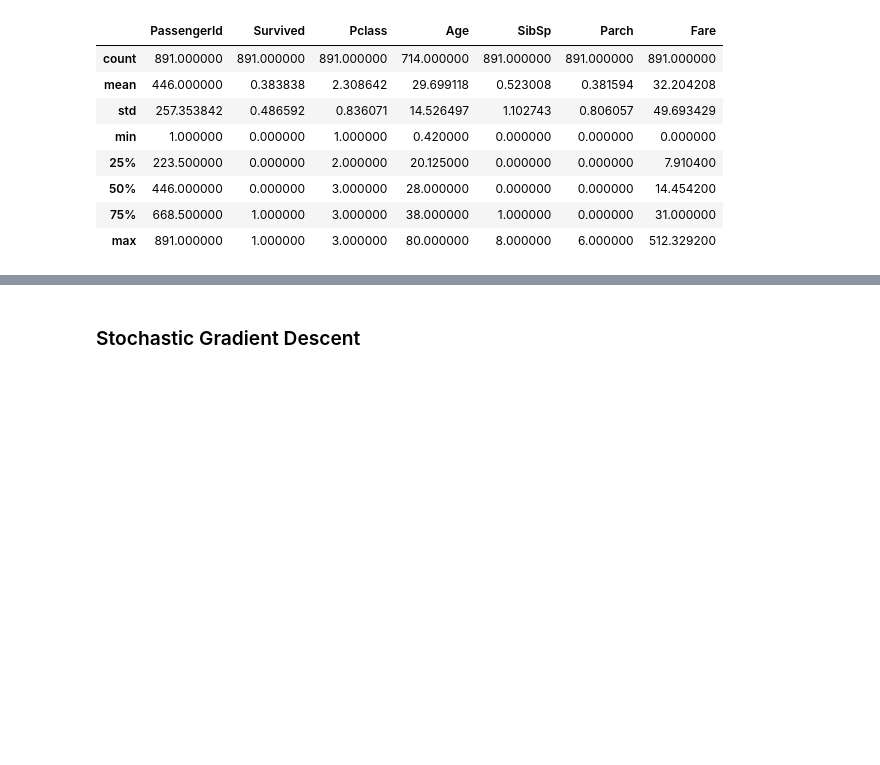
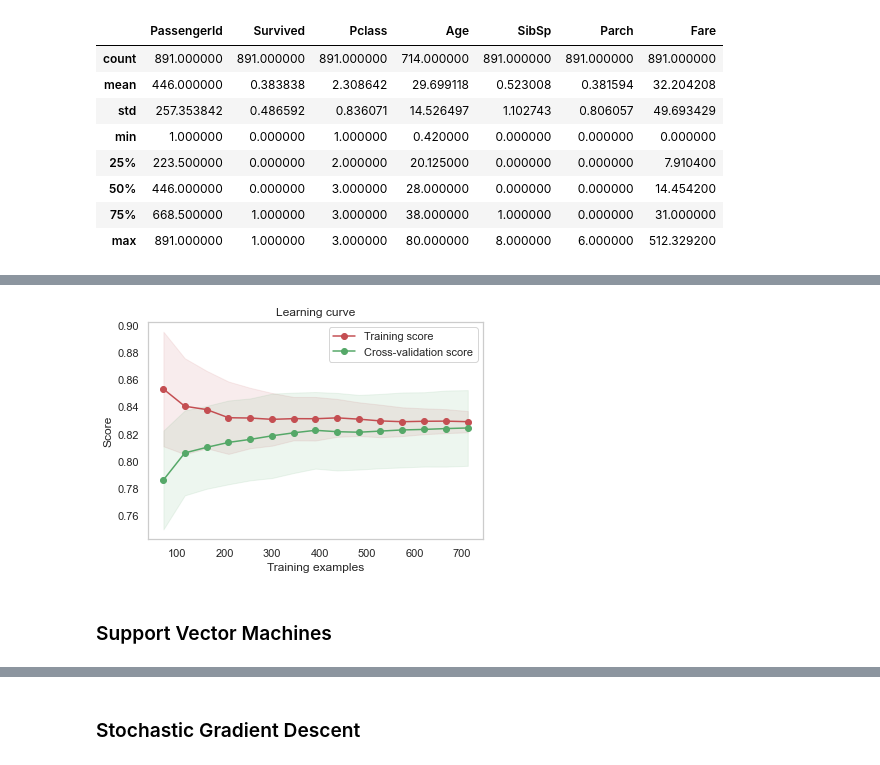
Before and after one commit to MalcolmJSimpson/KaggleComps, a Jupyter notebook: Titanic/titanic.ipynb, the cells around one changed output, grey strips where cells are left out. Saved outputs shown, nothing was run; the diff lists cells and outputs as text; code cells hidden in the pictures; blank space fills up the shorter version.

```diff
--- a/Titanic/titanic.ipynb
+++ b/Titanic/titanic.ipynb
@@ -173,2 +97,0 @@ sns.catplot('Relatives', 'Survived', data=train, kind='point', aspect=2.5)
-# %%
-train = train.drop(['PassengerId'], axis=1)
@@ -379,0 +332,26 @@ X_test = test.drop(['PassengerId'], axis=1)
+# %%
+# Learning curve
+def Learning_curve_model(X, Y, model, cv, train_sizes):
+
+    plt.figure()
+    plt.title("Learning curve")
+    plt.xlabel("Training examples")
+    plt.ylabel("Score")
+
+
+    train_sizes, train_scores, test_scores = learning_curve(model, X, Y, cv=cv, n_jobs=4, train_sizes=train_sizes)
+
+    train_scores_mean = np.mean(train_scores, axis=1)
+    train_scores_std  = np.std(train_scores, axis=1)
+    test_scores_mean  = np.mean(test_scores, axis=1)
+    test_scores_std   = np.std(test_scores, axis=1)
+    plt.grid()
+
+    plt.fill_between(train_sizes, train_scores_mean - train_scores_std,train_scores_mean + train_scores_std, alpha=0.1,
+                     color="r")
+    plt.fill_between(train_sizes, test_scores_mean - test_scores_std,test_scores_mean + test_scores_std, alpha=0.1, color="g")
+    plt.plot(train_sizes, train_scores_mean, 'o-', color="r",label="Training score")
+    plt.plot(train_sizes, test_scores_mean, 'o-', color="g",label="Cross-validation score")
+
+    plt.legend(loc="best")
+    return plt
@@ -379,0 +395,9 @@ X_test = test.drop(['PassengerId'], axis=1)
+# %%
+#learn curve
+logreg  = LogisticRegression(C=1000)
+
+if plot_lc==1:
+    train_size=np.linspace(.1, 1.0, 15)
+    Learning_curve_model(X_train, Y_train, logreg, cv, train_size)
+# %% [output]
+[figure, added]
@@ -379,0 +406,2 @@ X_test = test.drop(['PassengerId'], axis=1)
+# %% [markdown]
+### Support Vector Machines
```
Also changed, not shown: parts of 108 cells of this notebook, 10 other files.
